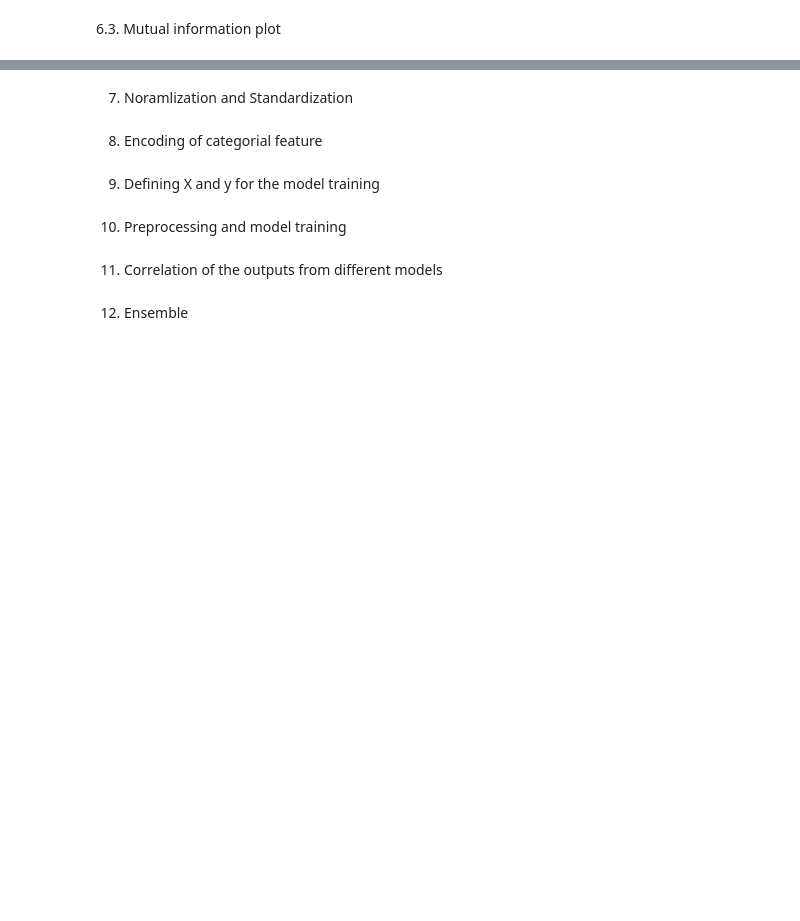
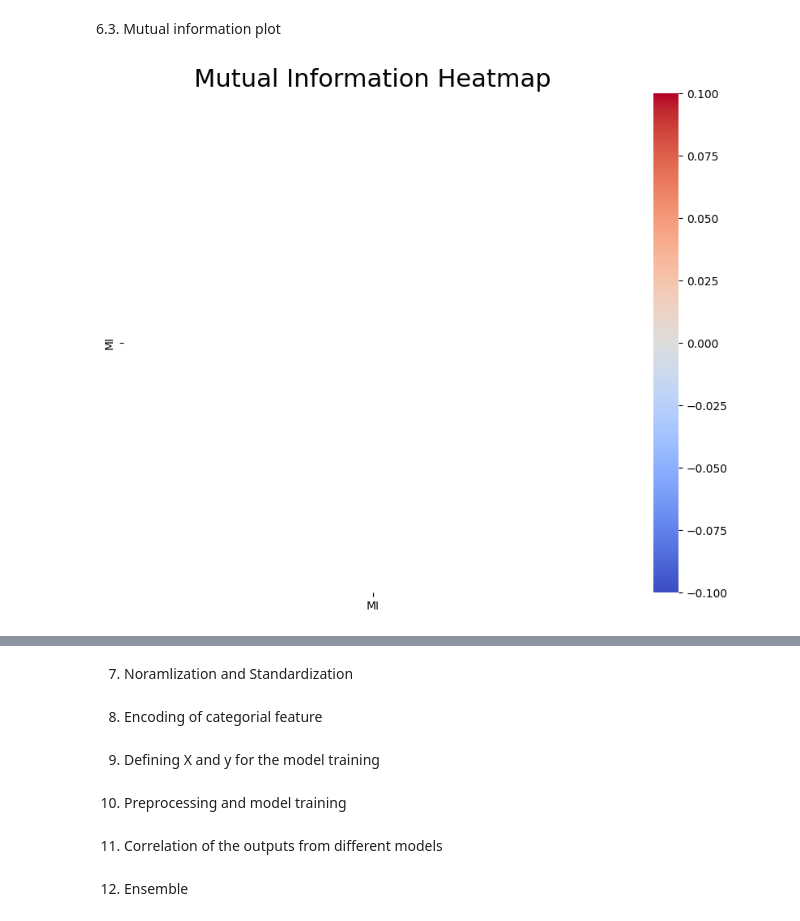
Before and after one commit to Oikiy/Remote_Abalone_Regression, a Jupyter notebook: notebook/Regression_Abalone.ipynb, the cells around one changed output, grey strips where cells are left out. Drawn from its saved outputs; the diff is of its cells as text; code cells hidden in the pictures; blank space fills up the shorter version.

```diff
--- a/notebook/Regression_Abalone.ipynb
+++ b/notebook/Regression_Abalone.ipynb
@@ -490,2 +509,36 @@ Would it be better to use label encoded categorial feature instead of some of th
 # %% [markdown]
 6.3. Mutual information plot
+# %%
+# Create Mutual Information plots
+
+from sklearn.feature_selection import mutual_info_regression
+
+# Define a function to calculate the mutual information
+def calculate_mi(X, y):
+    mi_scores = mutual_info_regression(X, y)
+    mi_scores = pd.Series(mi_scores, name="MI Scores", index=X.columns)
+    mi_scores = mi_scores.sort_values(ascending=False)
+    return mi_scores
+
+def plot_mi_heatmap(mi_scores):
+    # Convert the mutual information scores into a DataFrame
+    mi_df = pd.DataFrame(mi_scores, columns=['MI'])
+
+    # Create a correlation matrix
+    corr_matrix = mi_df.corr()
+
+    # Create a heatmap
+    plt.figure(figsize=(10, 8))
+    sns.heatmap(corr_matrix, annot=True, fmt=".2f", cmap='coolwarm', cbar=True, square=True)
+    plt.title('Mutual Information Heatmap', fontsize=22)
+    plt.show()
+
+# Calculate the mutual information
+X = train_df[num_cols].drop('Rings', axis=1)
+y = train_df['Rings']
+mi_scores = calculate_mi(X, y)
+
+# Plot the mutual information heatmap
+plot_mi_heatmap(mi_scores)
+# %% [output]
+[figure, added]
```
Also changed, not shown: parts of 4 cells of this notebook.
